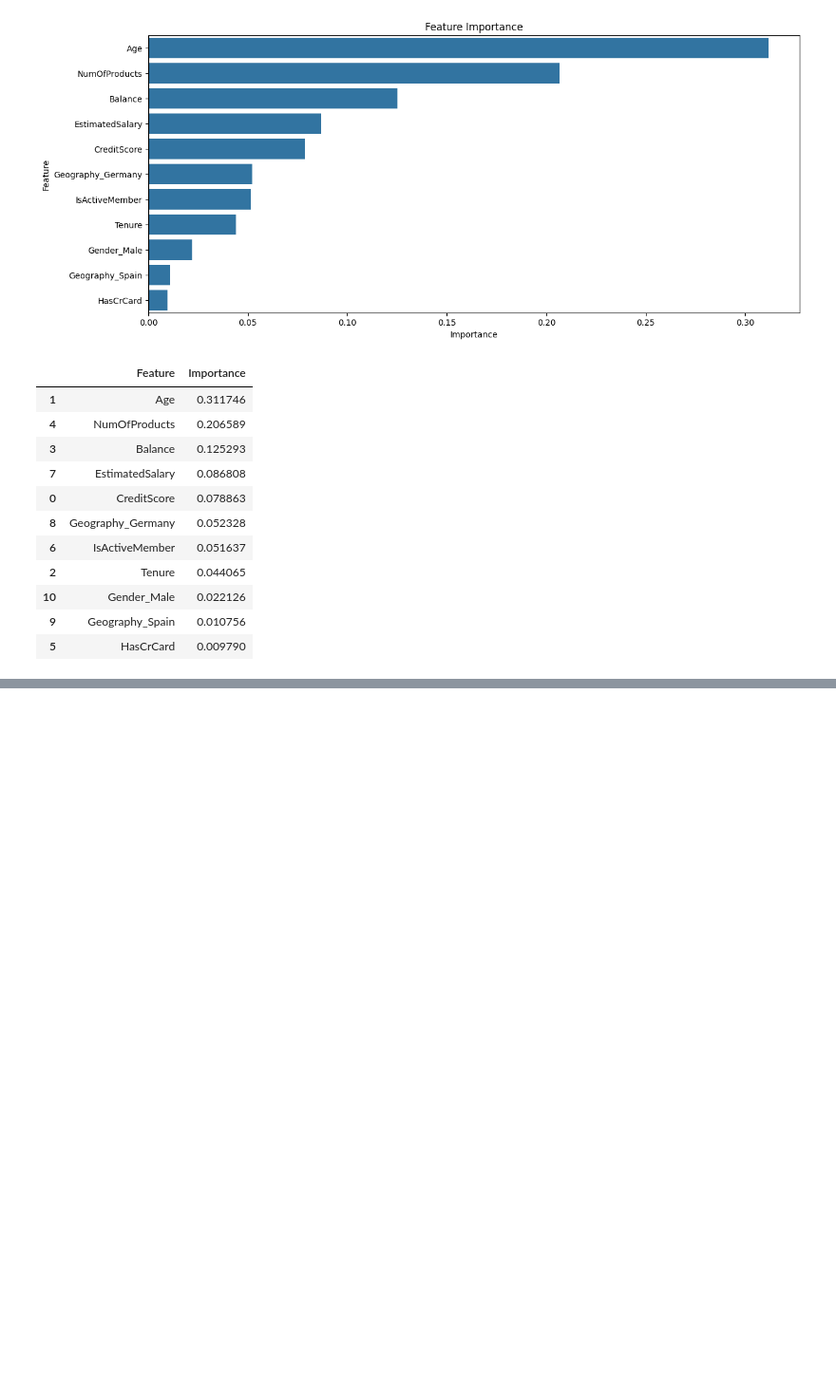
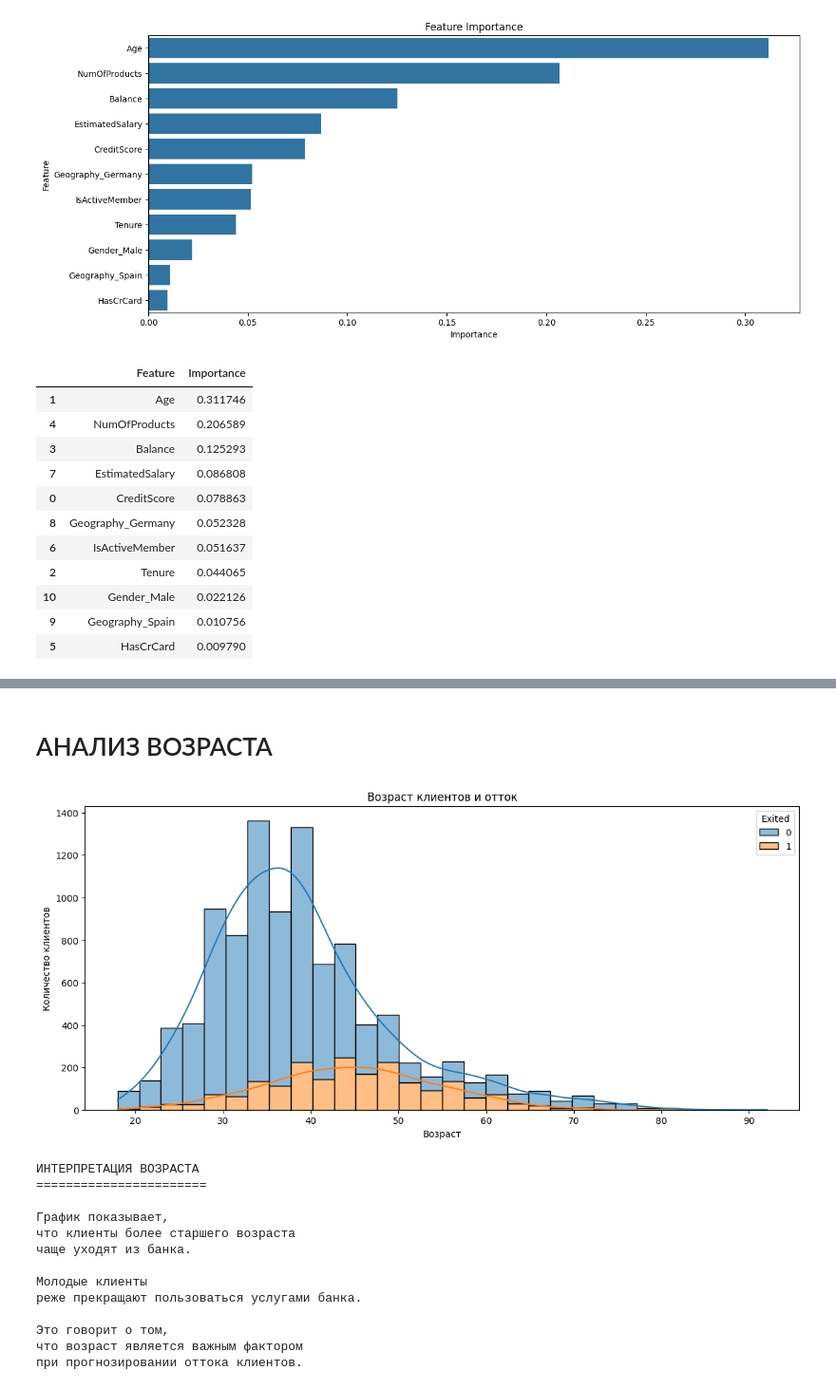
Before and after one commit to Maxammadjon/bank-churn-prediction, a Jupyter notebook: notebooks/Обучения модели.ipynb, the cells around one changed output, grey strips where cells are left out. Shown at 95% size. Saved outputs shown, nothing was run; the diff lists cells and outputs as text; code cells hidden in the pictures; blank space fills up the shorter version.

```diff
--- a/notebooks/Обучения модели.ipynb
+++ b/notebooks/Обучения модели.ipynb
@@ -30,7 +31,6 @@ from catboost import CatBoostClassifier
 # %%
 df = pd.read_csv('../data/raw/Churn_Modelling.csv')
 
-df = df.drop(columns=columns_to_drop)
 
 columns_to_drop = [
     "RowNumber",
@@ -886,0 +936,53 @@ display(feature_importance)
+# %% [markdown]
+# АНАЛИЗ ВОЗРАСТА
+# %%
+plt.figure(figsize=(14, 6))
+
+sns.histplot(
+    data=df,
+    x='Age',
+    hue='Exited',
+    bins=30,
+    kde=True,
+    multiple='stack'
+)
+
+plt.title('Возраст клиентов и отток')
+plt.xlabel('Возраст')
+plt.ylabel('Количество клиентов')
+
+plt.show()
+
+
+print("""
+
+ИНТЕРПРЕТАЦИЯ ВОЗРАСТА
+=======================
+
+График показывает,
+что клиенты более старшего возраста
+чаще уходят из банка.
+
+Молодые клиенты
+реже прекращают пользоваться услугами банка.
+
+Это говорит о том,
+что возраст является важным фактором
+при прогнозировании оттока клиентов.
+
+""")
+# %% [output]
+[figure, added]
+ИНТЕРПРЕТАЦИЯ ВОЗРАСТА
+=======================
+
+График показывает,
+что клиенты более старшего возраста
+чаще уходят из банка.
+
+Молодые клиенты
+реже прекращают пользоваться услугами банка.
+
+Это говорит о том,
+что возраст является важным фактором
+при прогнозировании оттока клиентов.
```
Also changed, not shown: parts of 11 cells of this notebook, 7 other files.
